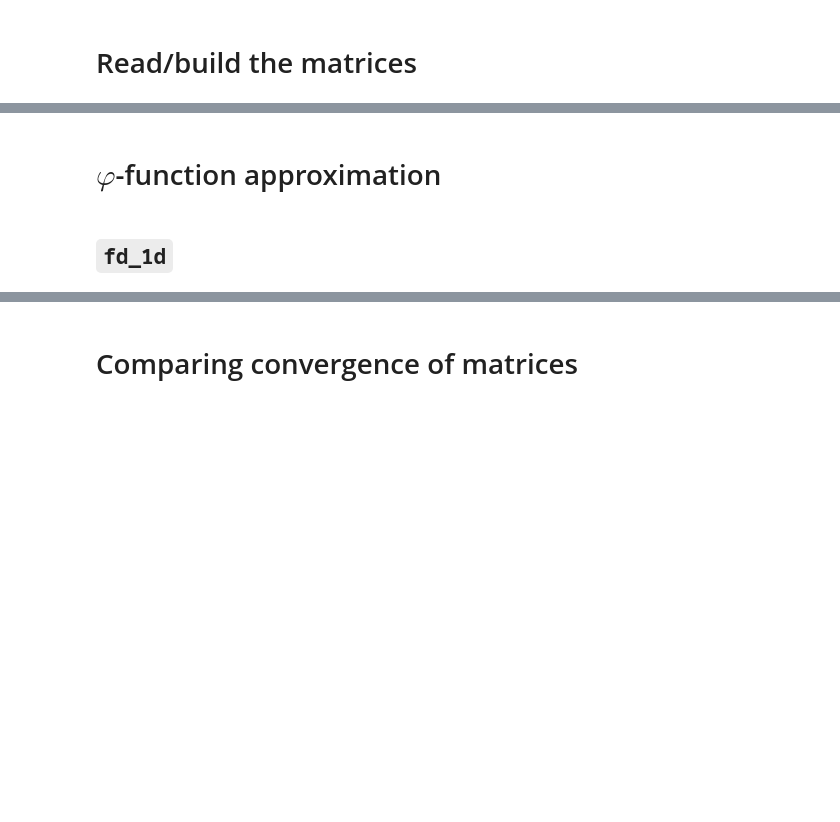
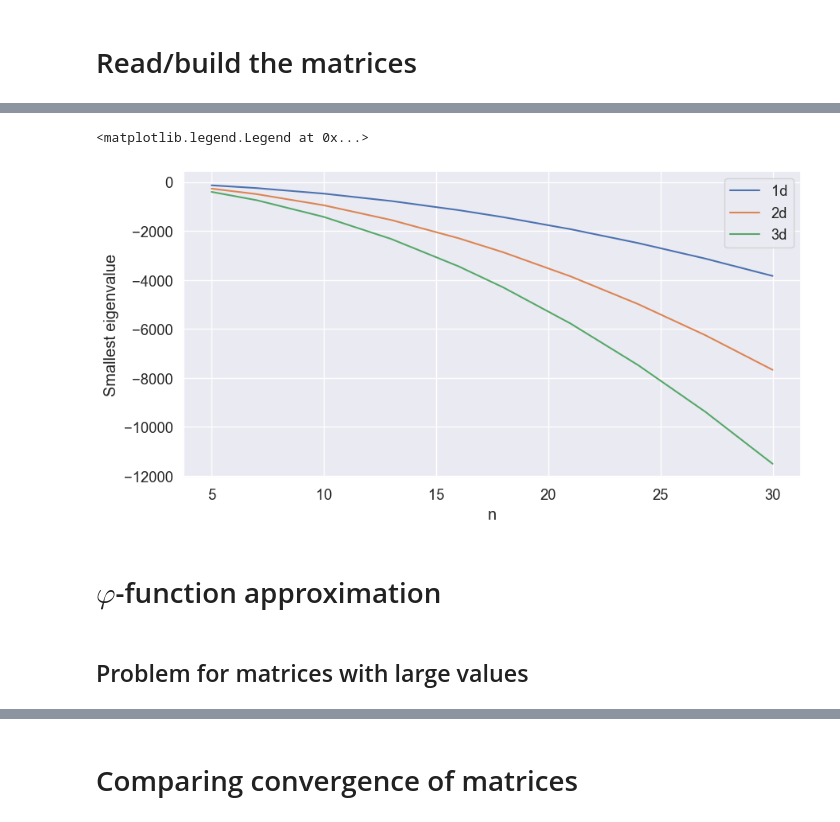
Before and after one commit to sprmsv/KAMF, a Jupyter notebook: experiments.ipynb, the cells around one changed output, grey strips where cells are left out. Saved outputs shown, nothing was run; the diff lists cells and outputs as text; code cells hidden in the pictures; blank space fills up the shorter version.

```diff
--- a/experiments.ipynb
+++ b/experiments.ipynb
@@ -26,4 +49,24 @@ fd_3d = get_FD_matrix(n=16, d=3)
+# %%
+# NOTE: smallest eigenvalue > - (n+1)^2 * (12)
+
+fig, ax = plt.subplots(1, 1, figsize=(10, 5))
+
+for d in [1, 2, 3]:
+    ns = []
+    eigs = []
+    for n in np.linspace(5, 30, 10):
+        n = int(n)
+        ns.append(n)
+        eigs.append(float(sps.linalg.eigsh(get_FD_matrix(n=n, d=d), k=1, which='SA')[0]))
+
+    sns.lineplot(x=ns, y=eigs, ax=ax, label=f'{d}d')
+
+ax.set(ylabel='Smallest eigenvalue', xlabel='n')
+ax.legend()
+# %% [output]
+<matplotlib.legend.Legend at 0x...>
+[figure, added]
 # %% [markdown]
 # $\varphi$-function approximation
-# %% [markdown]
-## `fd_1d`
+# %% [markdown]
+## Problem for matrices with large values
```
Also changed, not shown: parts of 40 cells of this notebook, 34 other files.
